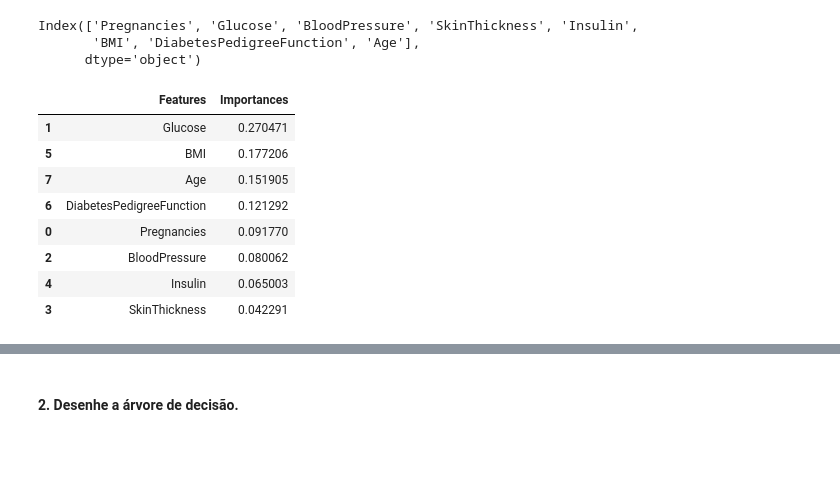
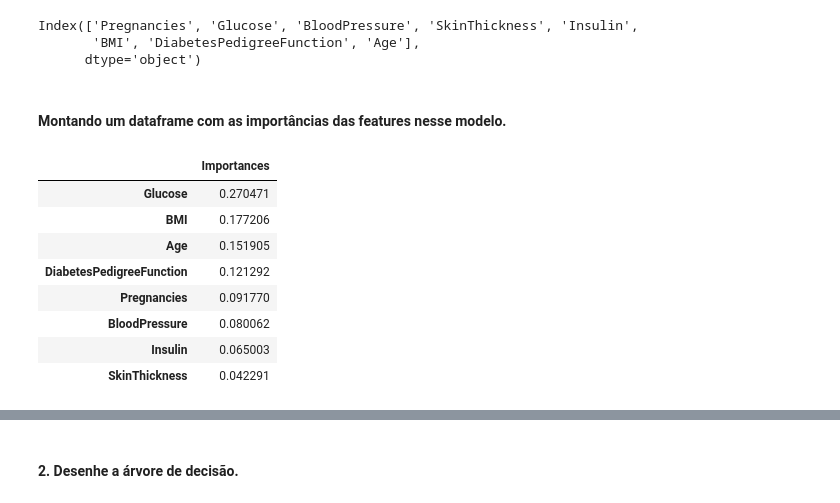
Before and after one commit to ruanfelipe7/machine_learning_activities, a Jupyter notebook: Lista10/Lista10.ipynb, the cells around one changed output, grey strips where cells are left out. Drawn from its saved outputs; the diff is of its cells as text; code cells hidden in the pictures; blank space fills up the shorter version.

```diff
--- a/Lista10/Lista10.ipynb
+++ b/Lista10/Lista10.ipynb
@@ -44,0 +31,4 @@ dataframe
+# %%
+# dataframe = pd.read_csv('diabetes.csv', delimiter=',')
+dataframe = pd.read_csv('/content/drive/MyDrive/ufc - ec/Aprend_Maquina/datasets/diabetes.csv', delimiter=',')
+dataframe
@@ -125,19 +134,21 @@ columns
 Index(['Pregnancies', 'Glucose', 'BloodPressure', 'SkinThickness', 'Insulin',
        'BMI', 'DiabetesPedigreeFunction', 'Age'],
       dtype='object')
+# %% [markdown]
+#### Montando um dataframe com as importâncias das features nesse modelo.
 # %%
 df_importances = pd.DataFrame({
-    'Features': columns,
     'Importances': importances
 })
+df_importances.index = columns
 df_importances.sort_values(by='Importances', ascending=False)
 # %% [output]
-|  | Features | Importances |
-| 1 | Glucose | 0.270471 |
-| 5 | BMI | 0.177206 |
-| 7 | Age | 0.151905 |
-| 6 | DiabetesPedigreeFunction | 0.121292 |
-| 0 | Pregnancies | 0.091770 |
-| 2 | BloodPressure | 0.080062 |
-| 4 | Insulin | 0.065003 |
-| 3 | SkinThickness | 0.042291 |
+|  | Importances |
+| Glucose | 0.270471 |
+| BMI | 0.177206 |
+| Age | 0.151905 |
+| DiabetesPedigreeFunction | 0.121292 |
+| Pregnancies | 0.091770 |
+| BloodPressure | 0.080062 |
+| Insulin | 0.065003 |
+| SkinThickness | 0.042291 |
```
Also changed, not shown: parts of 32 cells of this notebook.
